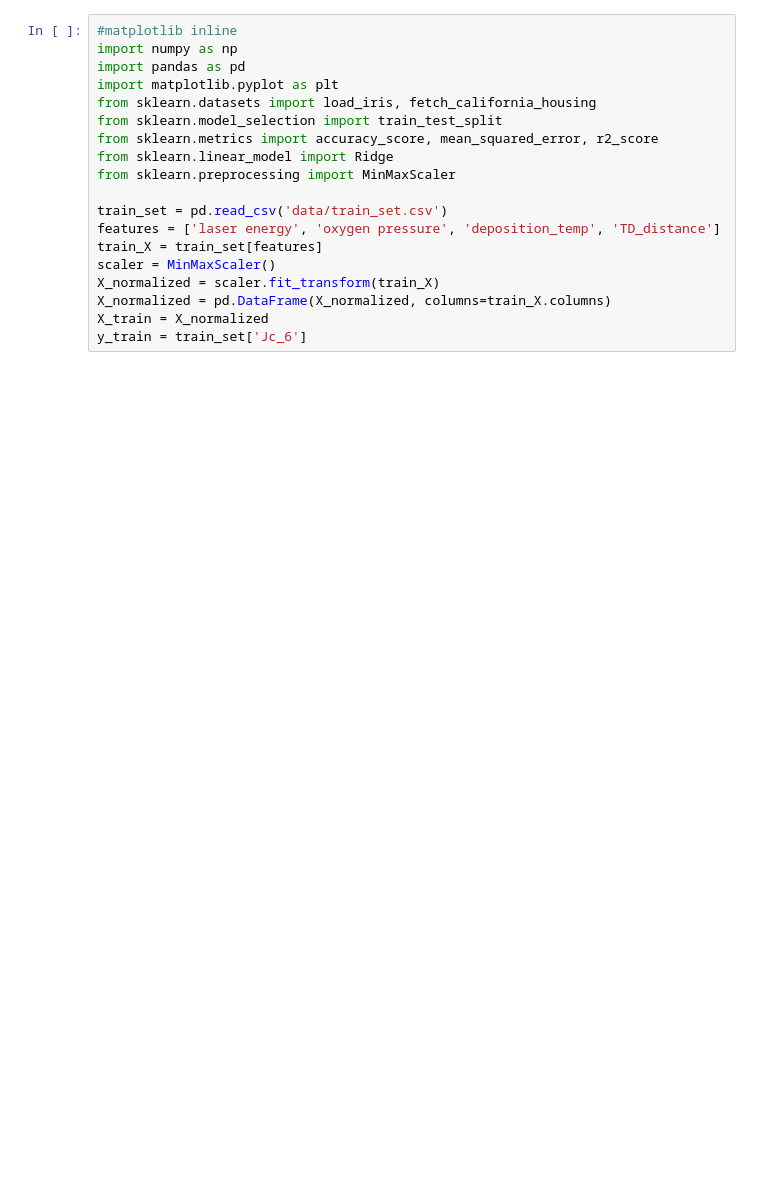
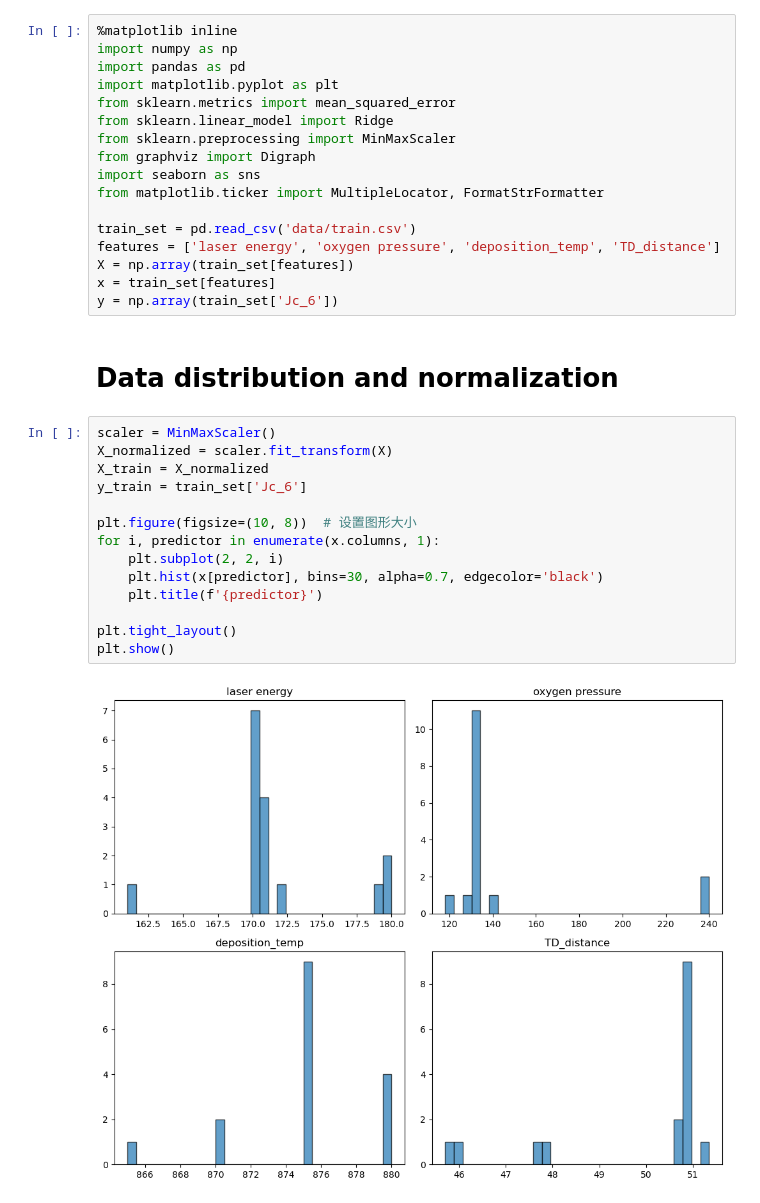
Before and after one commit to DavidLin628/Ob-Int-CART, a Jupyter notebook: Ob-Int CART.ipynb, the cells around one changed output. Saved outputs shown, nothing was run; the diff lists cells and outputs as text; blank space fills up the shorter version.

```diff
--- a/Ob-Int CART.ipynb
+++ b/Ob-Int CART.ipynb
@@ -1,19 +3,35 @@
+# %%
+%matplotlib inline
+import numpy as np
+import pandas as pd
+import matplotlib.pyplot as plt
+from sklearn.metrics import mean_squared_error
+from sklearn.linear_model import Ridge
+from sklearn.preprocessing import MinMaxScaler
+from graphviz import Digraph
+import seaborn as sns
+from matplotlib.ticker import MultipleLocator, FormatStrFormatter
+
+train_set = pd.read_csv('data/train.csv')
+features = ['laser energy', 'oxygen pressure', 'deposition_temp', 'TD_distance']
+X = np.array(train_set[features])
+x = train_set[features]
+y = np.array(train_set['Jc_6'])
+# %% [markdown]
+# Data distribution and normalization
 # %%
-#matplotlib inline
-import numpy as np
-import pandas as pd
-import matplotlib.pyplot as plt
-from sklearn.datasets import load_iris, fetch_california_housing
-from sklearn.model_selection import train_test_split
-from sklearn.metrics import accuracy_score, mean_squared_error, r2_score
-from sklearn.linear_model import Ridge
-from sklearn.preprocessing import MinMaxScaler
-
-train_set = pd.read_csv('data/train_set.csv')
-features = ['laser energy', 'oxygen pressure', 'deposition_temp', 'TD_distance']
-train_X = train_set[features]
 scaler = MinMaxScaler()
-X_normalized = scaler.fit_transform(train_X)
-X_normalized = pd.DataFrame(X_normalized, columns=train_X.columns)
+X_normalized = scaler.fit_transform(X)
 X_train = X_normalized
 y_train = train_set['Jc_6']
+
+plt.figure(figsize=(10, 8))  # 设置图形大小
+for i, predictor in enumerate(x.columns, 1):
+    plt.subplot(2, 2, i)
+    plt.hist(x[predictor], bins=30, alpha=0.7, edgecolor='black')
+    plt.title(f'{predictor}')
+
+plt.tight_layout()
+plt.show()
+# %% [output]
+[figure, added]
```
Also changed, not shown: parts of 14 cells of this notebook.
